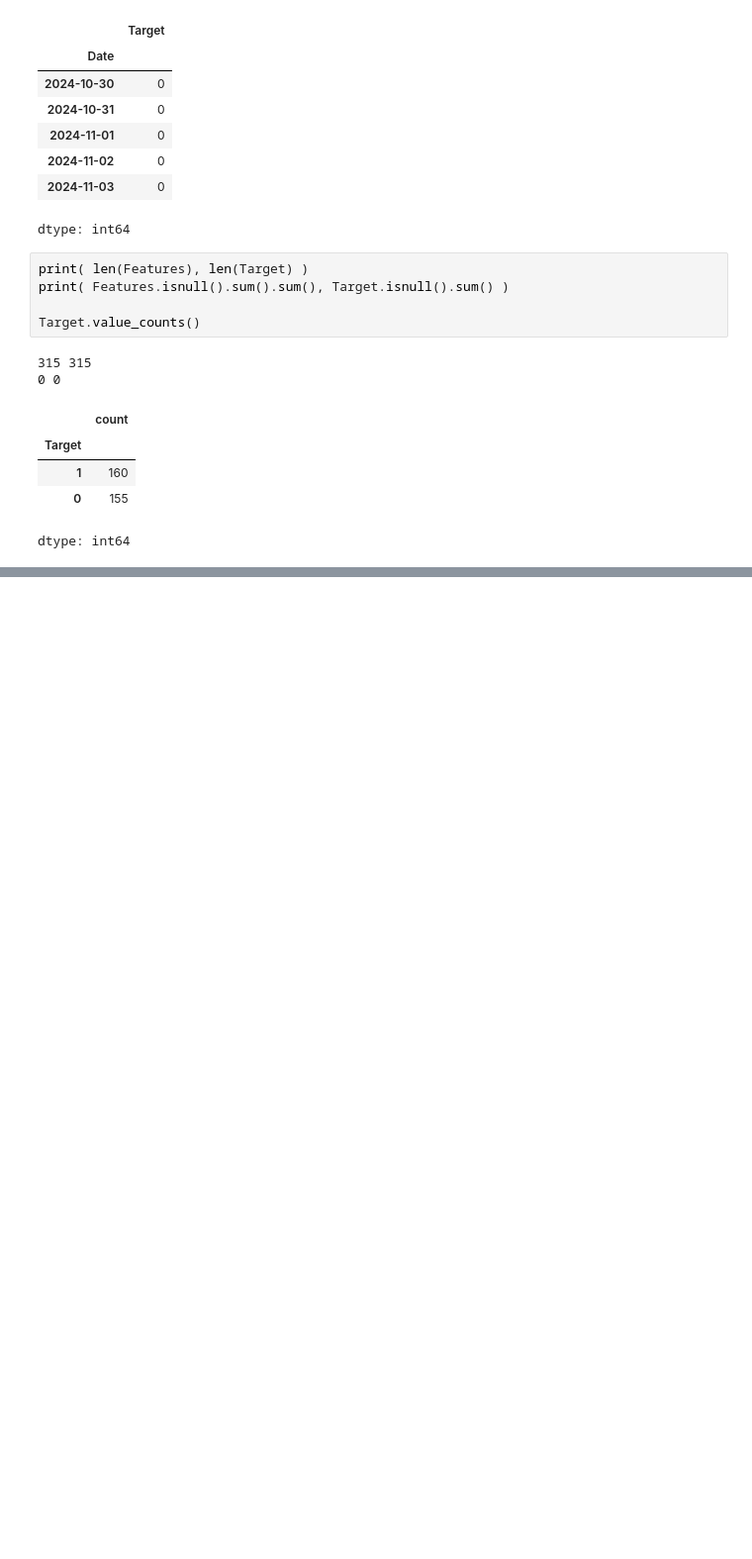
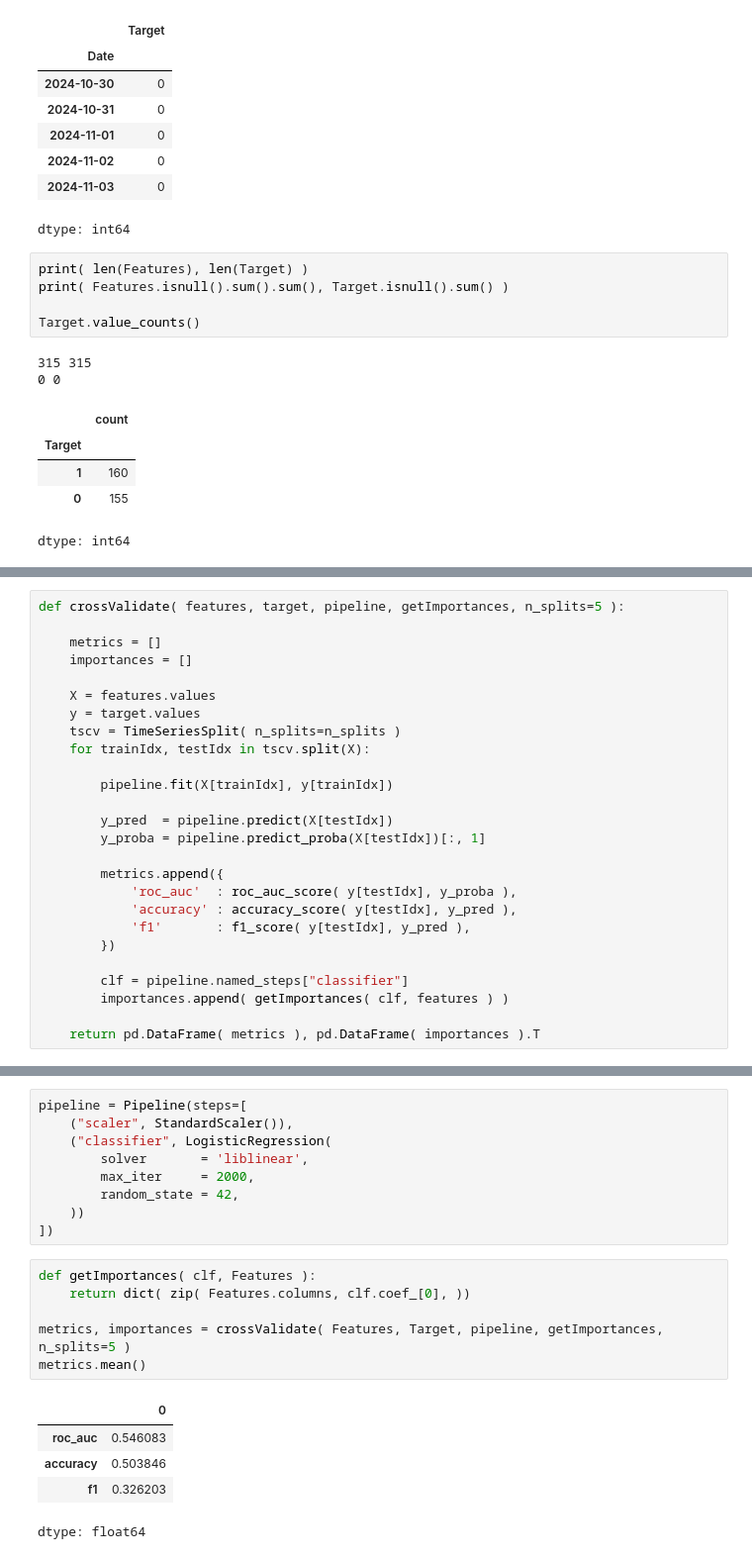
Before and after one commit to pyt3r/springboard-package, a Jupyter notebook: capstone/2_Baseline.ipynb, the cells around one changed output, grey strips where cells are left out. Shown at 99% size. Cells and saved outputs as stored; diff of their text form; blank space fills up the shorter version.

```diff
--- a/capstone/2_Baseline.ipynb
+++ b/capstone/2_Baseline.ipynb
@@ -65 +81,27 @@ dtype: int64
+# %%
+def crossValidate( features, target, pipeline, getImportances, n_splits=5 ):
+
+    metrics = []
+    importances = []
+
+    X = features.values
+    y = target.values
+    tscv = TimeSeriesSplit( n_splits=n_splits )
+    for trainIdx, testIdx in tscv.split(X):
+
+        pipeline.fit(X[trainIdx], y[trainIdx])
+
+        y_pred  = pipeline.predict(X[testIdx])
+        y_proba = pipeline.predict_proba(X[testIdx])[:, 1]
+
+        metrics.append({
+            'roc_auc'  : roc_auc_score( y[testIdx], y_proba ),
+            'accuracy' : accuracy_score( y[testIdx], y_pred ),
+            'f1'       : f1_score( y[testIdx], y_pred ),
+        })
+
+        clf = pipeline.named_steps["classifier"]
+        importances.append( getImportances( clf, features ) )
+
+    return pd.DataFrame( metrics ), pd.DataFrame( importances ).T
 # %% [markdown]
@@ -124,0 +109,21 @@ dtype: float64
+# %%
+pipeline = Pipeline(steps=[
+    ("scaler", StandardScaler()),
+    ("classifier", LogisticRegression(
+        solver       = 'liblinear',
+        max_iter     = 2000,
+        random_state = 42,
+    ))
+])
+# %%
+def getImportances( clf, Features ):
+    return dict( zip( Features.columns, clf.coef_[0], ))
+
+metrics, importances = crossValidate( Features, Target, pipeline, getImportances, n_splits=5 )
+metrics.mean()
+# %% [output]
+|  | 0 |
+| roc_auc | 0.546083 |
+| accuracy | 0.503846 |
+| f1 | 0.326203 |
+dtype: float64
```
Also changed, not shown: parts of 17 cells of this notebook.
